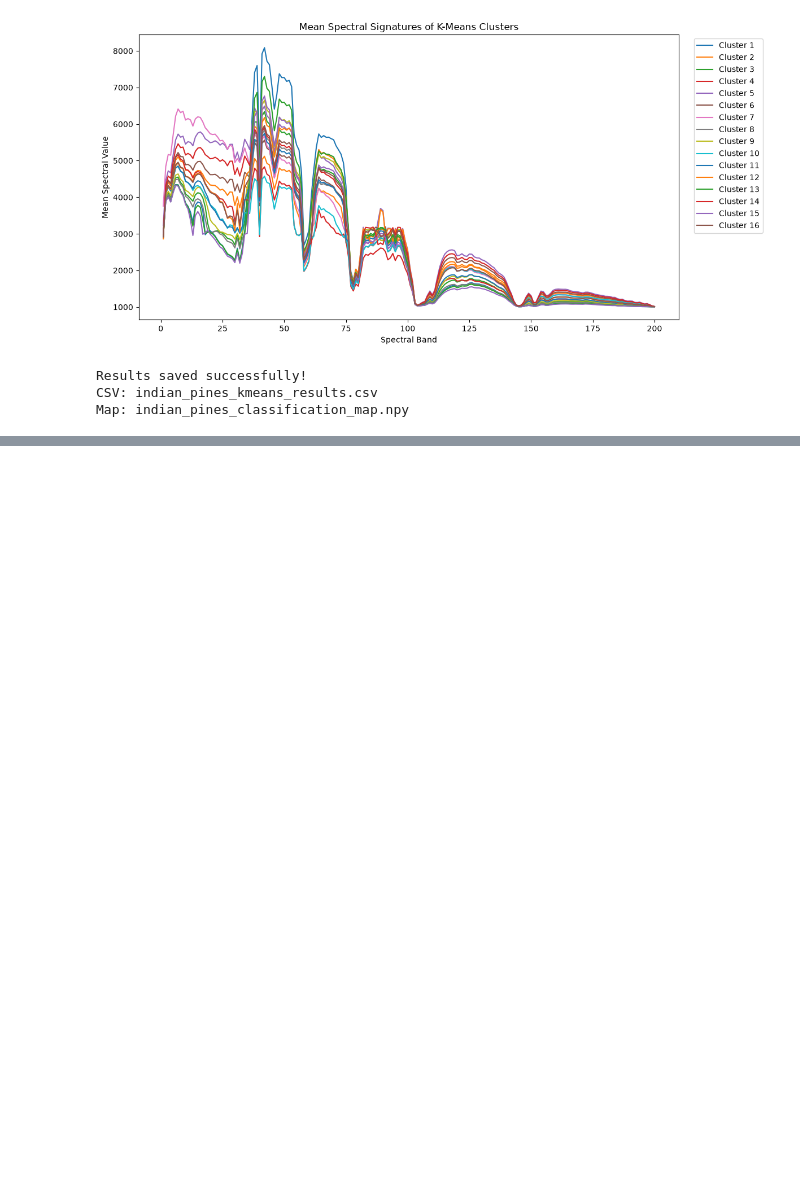
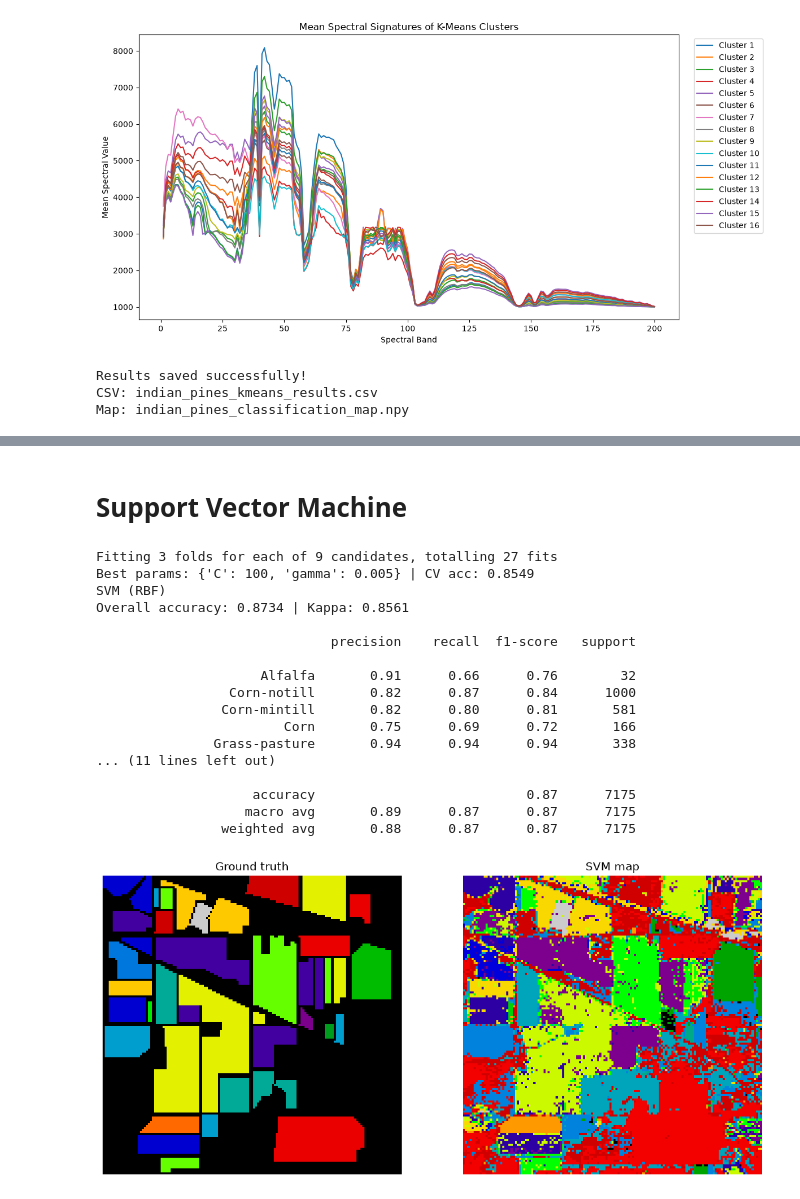
Before and after one commit to MrittikaDutta/Term_paperRS, a Jupyter notebook: Debu/Notebook.ipynb, the cells around one changed output, grey strips where cells are left out. Drawn from its saved outputs; the diff is of its cells as text; code cells hidden in the pictures; blank space fills up the shorter version.

```diff
--- a/Debu/Notebook.ipynb
+++ b/Debu/Notebook.ipynb
@@ -155,0 +400,35 @@ Map: indian_pines_classification_map.npy
+# %% [markdown]
+# Support Vector Machine
+# %%
+from sklearn.svm import SVC
+from sklearn.model_selection import GridSearchCV
+
+grid = GridSearchCV(SVC(kernel="rbf", class_weight="balanced"),
+                    param_grid={"C": [10, 100, 1000], "gamma": [0.001, 0.005, 0.01]},
+                    cv=3, n_jobs=-1, verbose=1)
+grid.fit(X_train_s, y_train)                   # SVM needs scaled inputs
+print("Best params:", grid.best_params_, "| CV acc:", round(grid.best_score_, 4))
+svm = grid.best_estimator_
+
+pred_svm = evaluate(svm, X_test_s, "SVM (RBF)")
+
+show_map(svm, use_scaler=True, title="SVM map")
+# %% [output]
+Fitting 3 folds for each of 9 candidates, totalling 27 fits
+Best params: {'C': 100, 'gamma': 0.005} | CV acc: 0.8549
+SVM (RBF)
+Overall accuracy: 0.8734 | Kappa: 0.8561
+
+                              precision    recall  f1-score   support
+
+                     Alfalfa       0.91      0.66      0.76        32
+                 Corn-notill       0.82      0.87      0.84      1000
+                Corn-mintill       0.82      0.80      0.81       581
+                        Corn       0.75      0.69      0.72       166
+               Grass-pasture       0.94      0.94      0.94       338
+... (11 lines left out)
+
+                    accuracy                           0.87      7175
+                   macro avg       0.89      0.87      0.87      7175
+                weighted avg       0.88      0.87      0.87      7175
+[figure, added]
```
Also changed, not shown: parts of 9 cells of this notebook.
